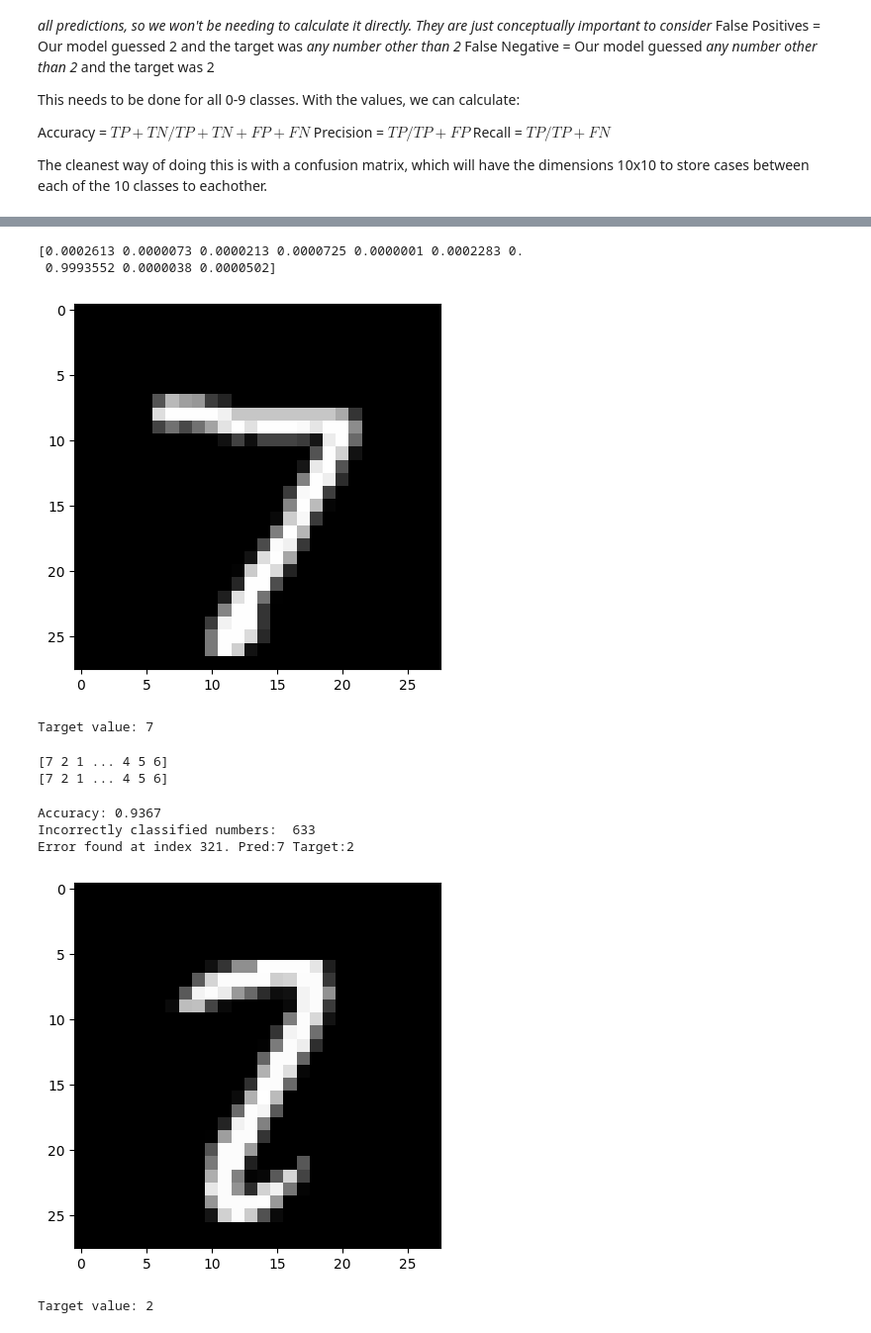
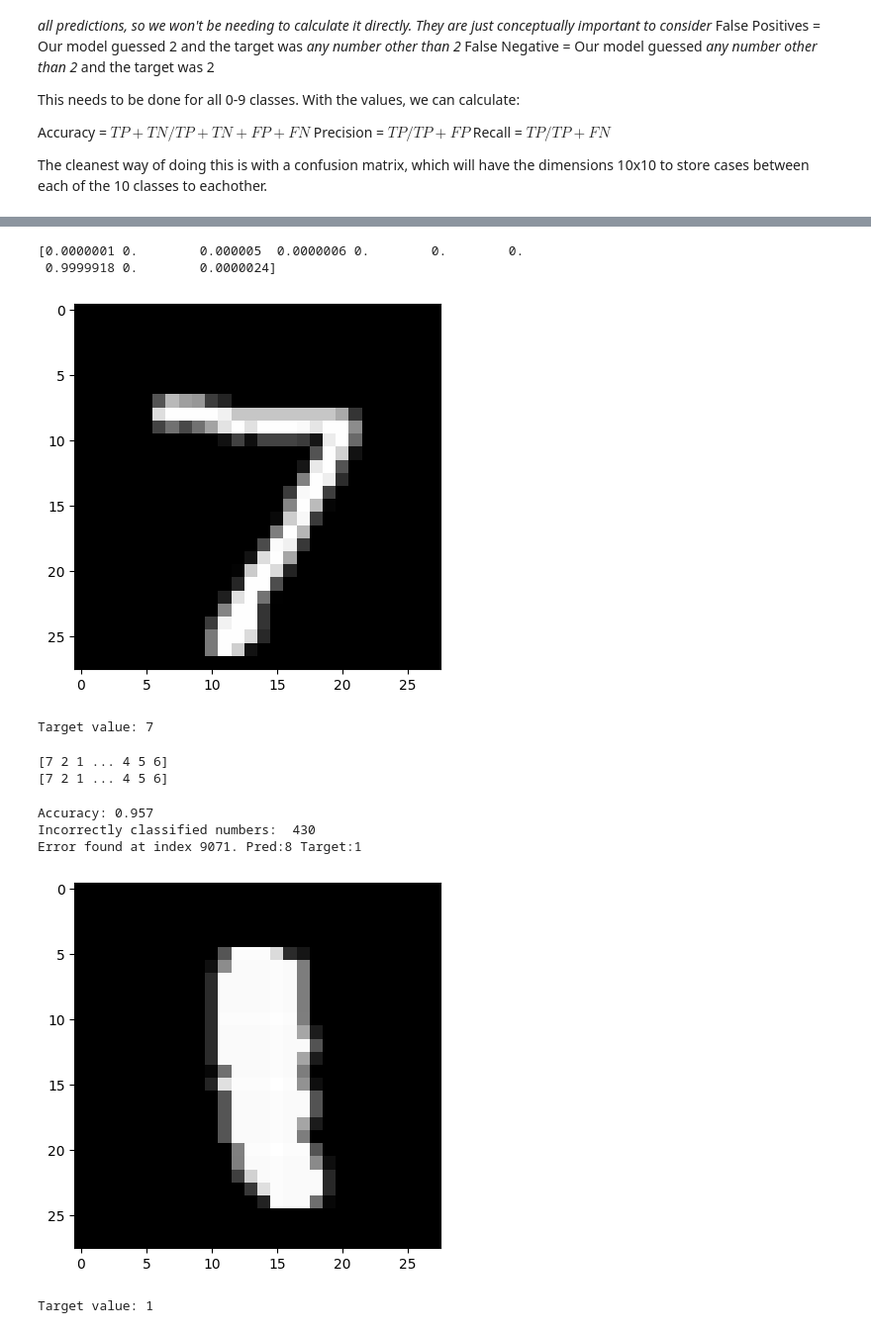
Before and after one commit to No-Arms/Portfolio, a Jupyter notebook: WIP_Neural_Networks.ipynb, the cells around one changed output, grey strips where cells are left out. Shown at 99% size. Saved outputs shown, nothing was run; the diff lists cells and outputs as text; code cells hidden in the pictures.

Commit message:
Validation added to training. Refined dataprep. Additional descriptors and polish.

```diff
--- a/WIP_Neural_Networks.ipynb
+++ b/WIP_Neural_Networks.ipynb
@@ -273,7 +297,7 @@ class SoftMaxCrossLoss(Activations):
         self.probs = None
         self.y = None
 
-    def forward(self, x, y=None):
+    def forward(self, x, y=None, mode='test'):
         #y = none means we are in testing mode, there is no target
         # Having a y would mean we are in training mode
 
@@ -284,27 +308,31 @@ class SoftMaxCrossLoss(Activations):
         self.probs = np.exp(shifted_x) / np.sum(np.exp(shifted_x), axis=1, keepdims=True)
         #print('Probabilities of the samples : ', np.array_str(self.probs, precision=7, suppress_small=True))
 
-        if y is None:
-            #print('I know Im testing, this should be probs:')
-            #Here we are simply returning probabilities to make an prediction
-            return self.probs
-        else:
-            #print('Im returning loss now')
+        #Mode is set to training
+        if mode == 'train':
+            if y is None: #Need targets to train
+                print("No targets were given for loss calculation")
+                return
             self.y = y
             #Returning the total loss of each sample (row) by summing the columns
             return -1 * np.sum(self.y * np.log(self.probs), axis=1)
+        else:
+            #Default is test, which returns the probabilies
+            return self.probs
+
 
     def backward(self, grad, original_input):
         return (self.probs - self.y) * grad
 
-    def __call__(self, x, y=None, mode=None):
-        return self.forward(x,y)
+    def __call__(self, x, y=None, mode='test'):
+        return self.forward(x,y,mode)
 
+#Testing that the results are the same
 print(x)
 softMCE = SoftMaxCrossLoss()
 #Not giving targets will return probabilities
-print('No targets given(Probabilities): \n',np.array_str(softMCE(x), precision=7, suppress_small=True))
-print('Targets given(Softmax Cross E Loss): \n',softMCE(x, y=tWrong))
+print('Test mode. No targets given(Probabilities): \n',np.array_str(softMCE(x), precision=7, suppress_small=True))
+print('Train mode. Targets given(Softmax Cross E Loss): \n',softMCE(x, y=tWrong, mode='train'))
 # %% [output]
 [[ 2.   0.8]
  [-0.4 10. ]]
@@ -552,14 +587,17 @@ class FCNN:
 # %%
 momentum = 0.95
 lr = 0.001
-epochs = 20
+epochs = 10
 batchSize = 100
 testSize = 5
 myNN = FCNN([AffineLayer(784, 32), Sigmoid(), AffineLayer(32, 10), SoftMaxCrossLoss()])
 optimizer = SGD(momentum, lr)
 # %%
 #A history of loss will be stored
+#Our loss needs to be initialized with 0 due to the looping addition of loss values at particular indices
 loss = np.zeros(epochs)
+#Our test set will not add and loop, so we can simply add them to a list and scale at the time
+testLoss = []
 
 #Train for the decided number of Epochs
 for i in range(epochs):
@@ -585,8 +623,12 @@ for i in range(epochs):
                 optimizer.step(layer)
 
     #if i % 25 == 0 :
-    print(f"Loss at Epoch {i+1}/{epochs}:{loss[i]/train_data.shape[0]}")
+    print(f"Loss at Epoch {i+1}/{epochs}: {loss[i]/train_data.shape[0]:.6f}", end=' ')
     #print('EndL:', loss)
+    validationLoss = np.sum(myNN(x=test_data, y=test_targets, mode='train')) / test_data.shape[0]
+    print(f"\t\t|\t Validation Loss: {validationLoss:.6f}")
+    testLoss.append(validationLoss)
+
 
 #Average the costs
 #print('Total loss before', loss)
@@ -734,8 +778,8 @@ Class   Precision       Recall
 print(np.array_str(testResult[0], precision=7, suppress_small=True))
 printDIGIT(X_test, y_test, 0)
 # %% [output]
-[0.0002613 0.0000073 0.0000213 0.0000725 0.0000001 0.0002283 0.
- 0.9993552 0.0000038 0.0000502]
+[0.0000001 0.        0.000005  0.0000006 0.        0.        0.
+ 0.9999918 0.        0.0000024]
 [figure]
 Target value: 7
 # %%
@@ -751,15 +795,18 @@ for i in range(0, len(y_test)):
 [7 2 1 ... 4 5 6]
 [7 2 1 ... 4 5 6]
 # %%
+from random import randint
+
+
 print('Accuracy:', 1 - len(different)/len(y_test))
 print('Incorrectly classified numbers: ', len(different))
-errI = 20
+errI = randint(0, len(different))
 print(f"Error found at index {different[errI]}. Pred:{pred[different[errI]]} Target:{y_test[different[errI]]}")
 printDIGIT(X_test, y_test, different[errI])
 # %% [output]
-Accuracy: 0.9367
-Incorrectly classified numbers:  633
-Error found at index 321. Pred:7 Target:2
+Accuracy: 0.957
+Incorrectly classified numbers:  430
+Error found at index 9071. Pred:8 Target:1
-[figure, old version]
+[figure, new version]
-Target value: 2
+Target value: 1
 # %% [markdown]
```
Also changed, not shown: parts of 27 cells of this notebook.
